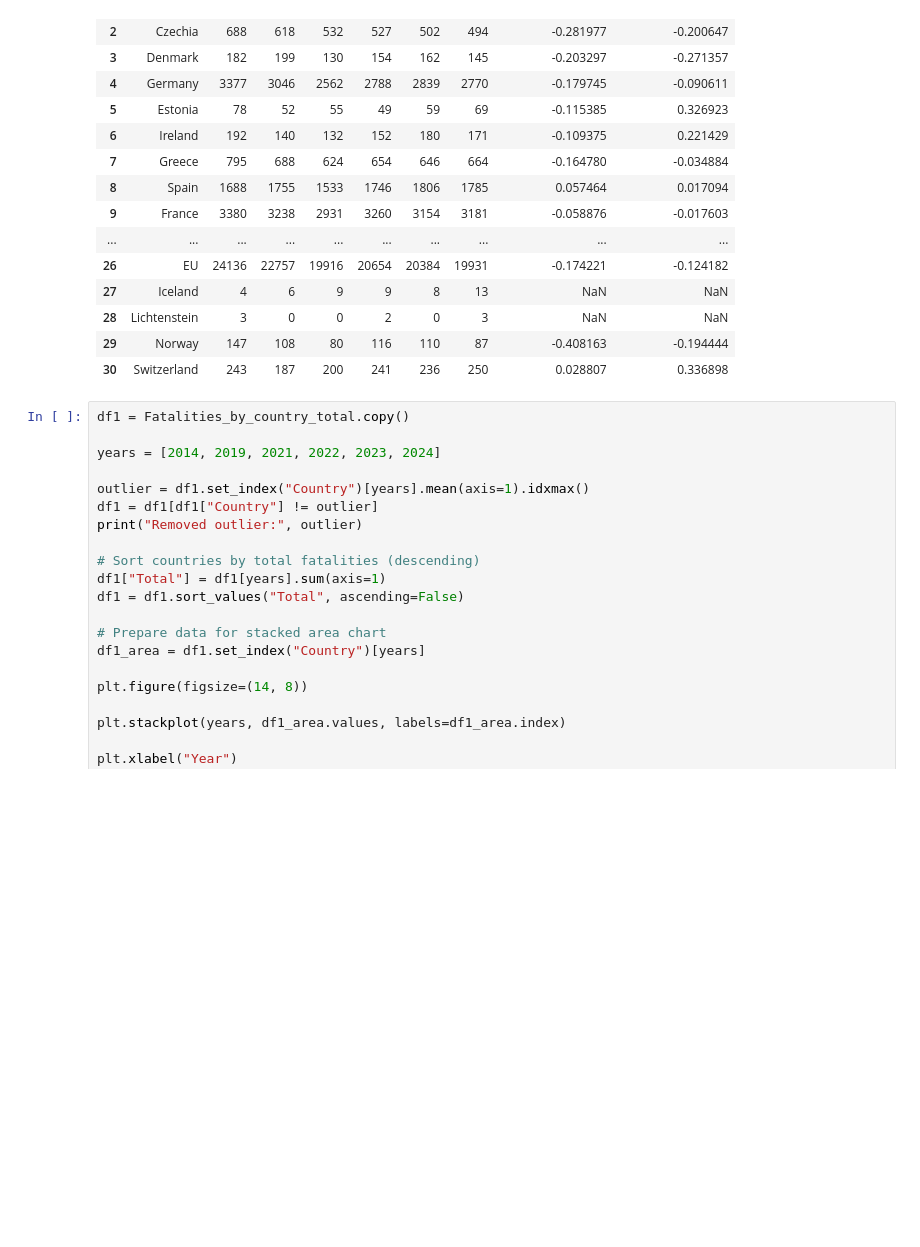
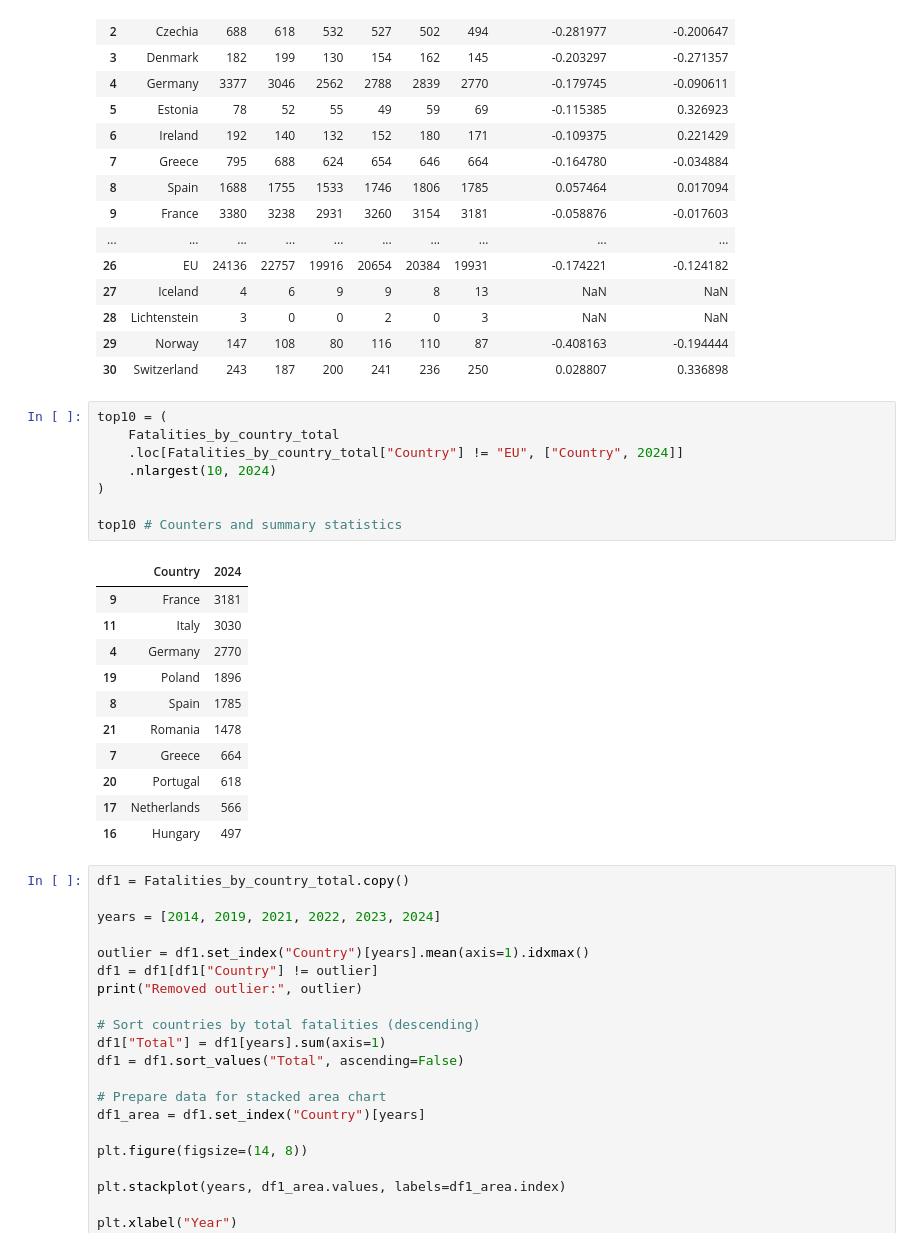
Before and after one commit to borisyotsov/Road-Safety-in-Bulgaria-Impact-of-Traffic-and-Infrastructure-on-Accident-Rates, a Jupyter notebook: Road_Safety_Project.ipynb, the cells around one changed output. Drawn from its saved outputs; the diff is of its cells as text; blank space fills up the shorter version.

Commit message:
add Counters and summary statistics for EU

```diff
--- a/Road_Safety_Project.ipynb
+++ b/Road_Safety_Project.ipynb
@@ -330,6 +330,26 @@ Fatalities_by_country_total
 | 28 | Lichtenstein | 3 | 0 | 0 | 2 | 0 | 3 | NaN | NaN |
 | 29 | Norway | 147 | 108 | 80 | 116 | 110 | 87 | -0.408163 | -0.194444 |
 | 30 | Switzerland | 243 | 187 | 200 | 241 | 236 | 250 | 0.028807 | 0.336898 |
+# %%
+top10 = (
+    Fatalities_by_country_total
+    .loc[Fatalities_by_country_total["Country"] != "EU", ["Country", 2024]]
+    .nlargest(10, 2024)
+)
+
+top10 # Counters and summary statistics
+# %% [output]
+|  | Country | 2024 |
+| 9 | France | 3181 |
+| 11 | Italy | 3030 |
+| 4 | Germany | 2770 |
+| 19 | Poland | 1896 |
+| 8 | Spain | 1785 |
+| 21 | Romania | 1478 |
+| 7 | Greece | 664 |
+| 20 | Portugal | 618 |
+| 17 | Netherlands | 566 |
+| 16 | Hungary | 497 |
 # %%
 df1 = Fatalities_by_country_total.copy()
 
```
Also changed, not shown: parts of 3 cells of this notebook.
